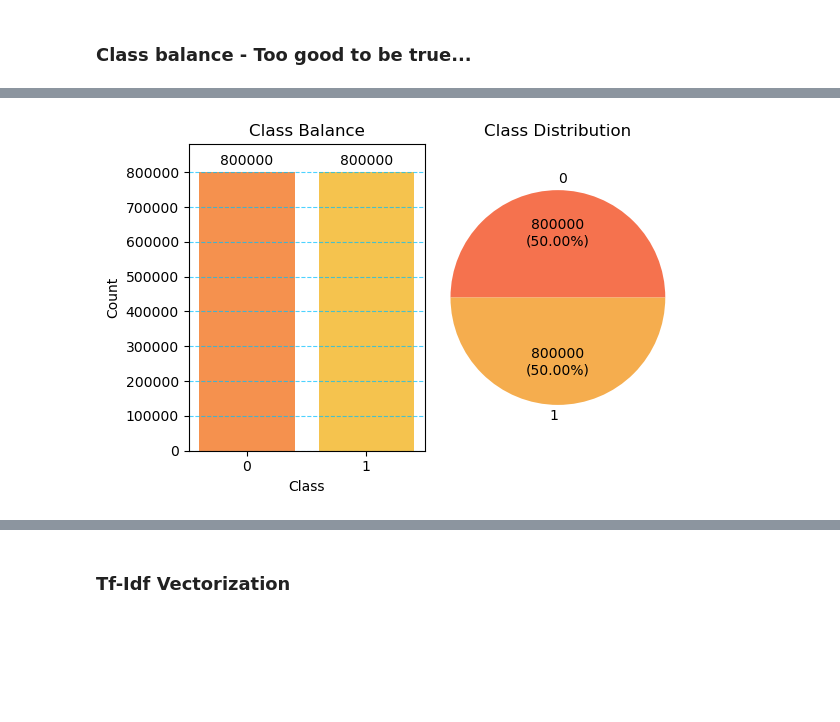
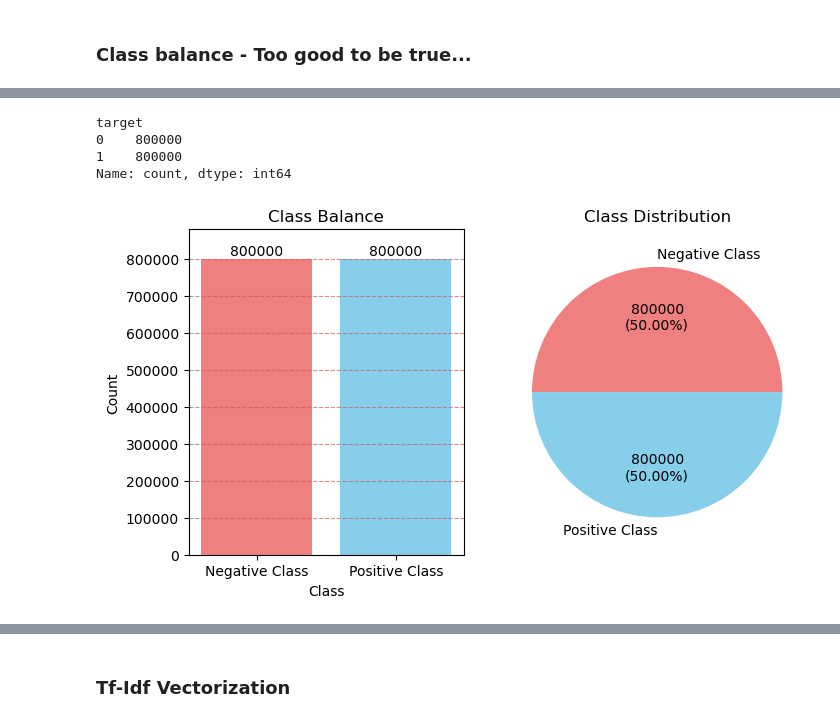
Before and after one commit to adma224/aws-real-time-sentiment-analysis, a Jupyter notebook: data-cleansing-feature-extraction.ipynb, the cells around one changed output, grey strips where cells are left out. Saved outputs shown, nothing was run; the diff lists cells and outputs as text; code cells hidden in the pictures; blank space fills up the shorter version.

```diff
--- a/data-cleansing-feature-extraction.ipynb
+++ b/data-cleansing-feature-extraction.ipynb
@@ -60,36 +90,46 @@ Name: count, dtype: int64
-# %%
-def ceil_thousand(num):
-    ceil = math.ceil((num - 1000) / 1000) * 1000
-    return ceil
-
-def simple_bar(counts, ax):
-    bars = ax.bar(counts.index.astype(str), counts.values, color=['#F5914E', '#F5C34E'])
-    for bar in bars:
-        height = bar.get_height()
-        ax.annotate('{}'.format(height),
-                    xy=(bar.get_x() + bar.get_width() / 2, height),
-                    xytext=(0, 3),  # 3 points vertical offset
-                    textcoords="offset points",
-                    ha='center', va='bottom')
-    ax.margins(0.05, 0.1)
-    ax.set_title('Class Balance')
-    ax.set_xlabel('Class')
-    ax.set_ylabel('Count')
-    ax.grid(axis='y', linestyle='--', alpha=0.7, color='deepskyblue')
-
-def simple_pie(counts, ax):
-    ax.pie(counts, labels=counts.index, colors = ['#F5724E', '#F5AD4E'],
-           autopct=lambda p: '{:.0f}\n({:.2f}%)'.format(p * sum(counts) / 100, p))
-    ax.axis('equal')
-    ax.set_title('Class Distribution')
-
-fig, axs = plt.subplots(1, 2, figsize=(6, 4))
-
-simple_bar(df_counts, axs[0])
-simple_pie(df_counts, axs[1])
-
-plt.tight_layout()
-plt.show()
-# %% [output]
-[figure, removed]
+# %%
+df_counts = df['target'].value_counts()
+df_counts
+# %% [output]
+target
+0    800000
+1    800000
+Name: count, dtype: int64
+# %%
+def auto_label(bars, ax):
+    for bar in bars:
+        height = bar.get_height()
+        ax.annotate('{}'.format(height),
+                    xy=(bar.get_x() + bar.get_width() / 2, bar.get_y() + height),
+                    xytext=(0, 3),  # 3pt vertical offset
+                    textcoords="offset points",
+                    ha='center')
+
+def simple_bar(counts, ax):
+    index = np.arange(len(counts))
+    bars = ax.bar(counts.index.astype(str), counts.values, color=['lightcoral','skyblue'])
+    auto_label(bars, ax)
+    ax.margins(0.05, 0.1)
+    ax.set_title('Class Balance')
+    ax.set_xlabel('Class')
+    ax.set_ylabel('Count')
+    ax.grid(axis='y', linestyle='--', alpha=0.7, color='indianred')
+    ax.set_xticks(index)
+    ax.set_xticklabels(['Negative Class', 'Positive Class'])
+
+def simple_pie(counts, ax):
+    ax.pie(counts, labels=['Negative Class', 'Positive Class'], colors = ['lightcoral', 'skyblue'],
+           autopct=lambda p: '{:.0f}\n({:.2f}%)'.format(p * sum(counts) / 100, p))
+    ax.axis('equal')
+    ax.set_title('Class Distribution')
+
+fig, axs = plt.subplots(1, 2, figsize=(8, 5))
+
+simple_bar(df_counts, axs[0])
+simple_pie(df_counts, axs[1])
+
+plt.tight_layout(pad=4.0)
+plt.show()
+# %% [output]
+[figure, added]
 # %%
```
Also changed, not shown: parts of 65 cells of this notebook, 1 other file.
